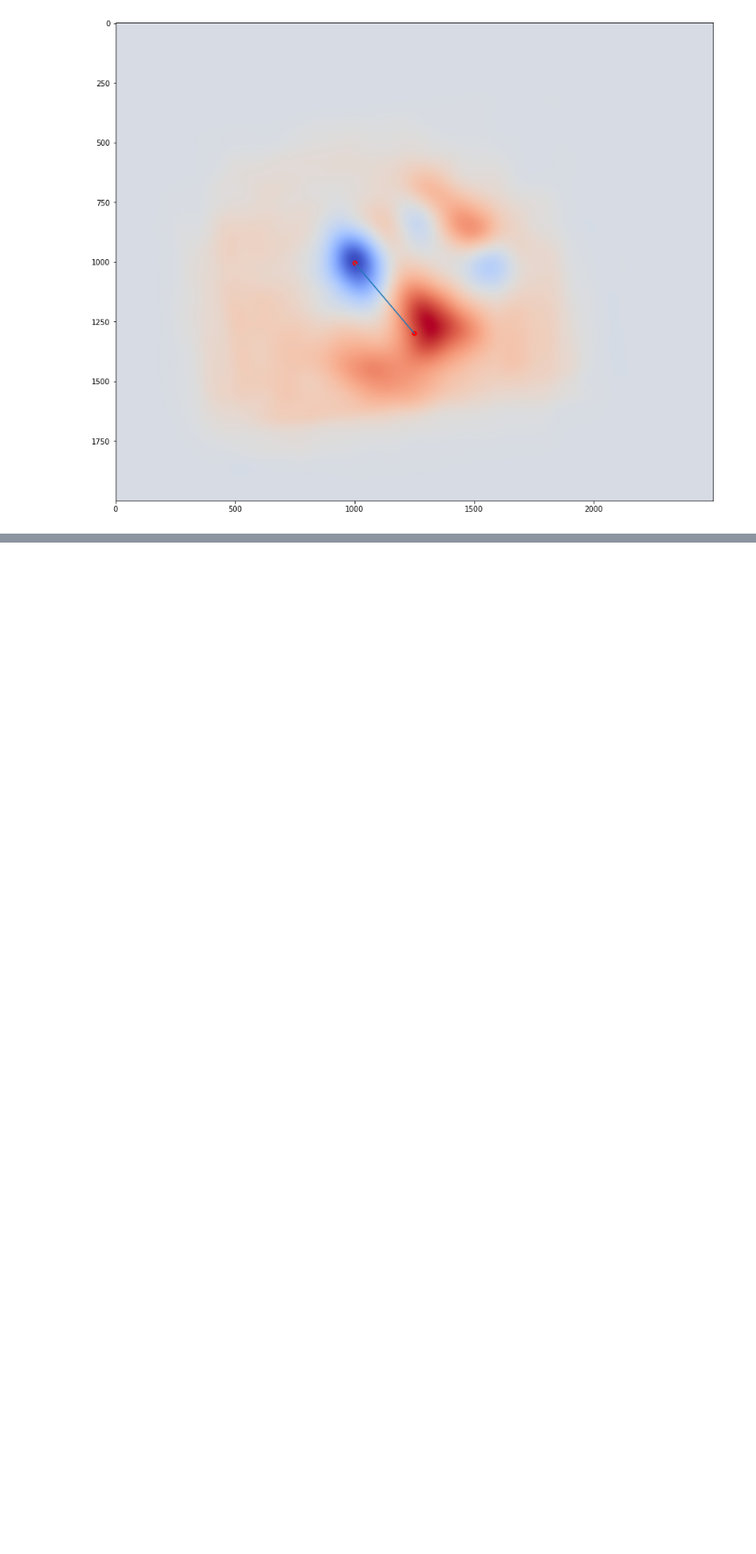
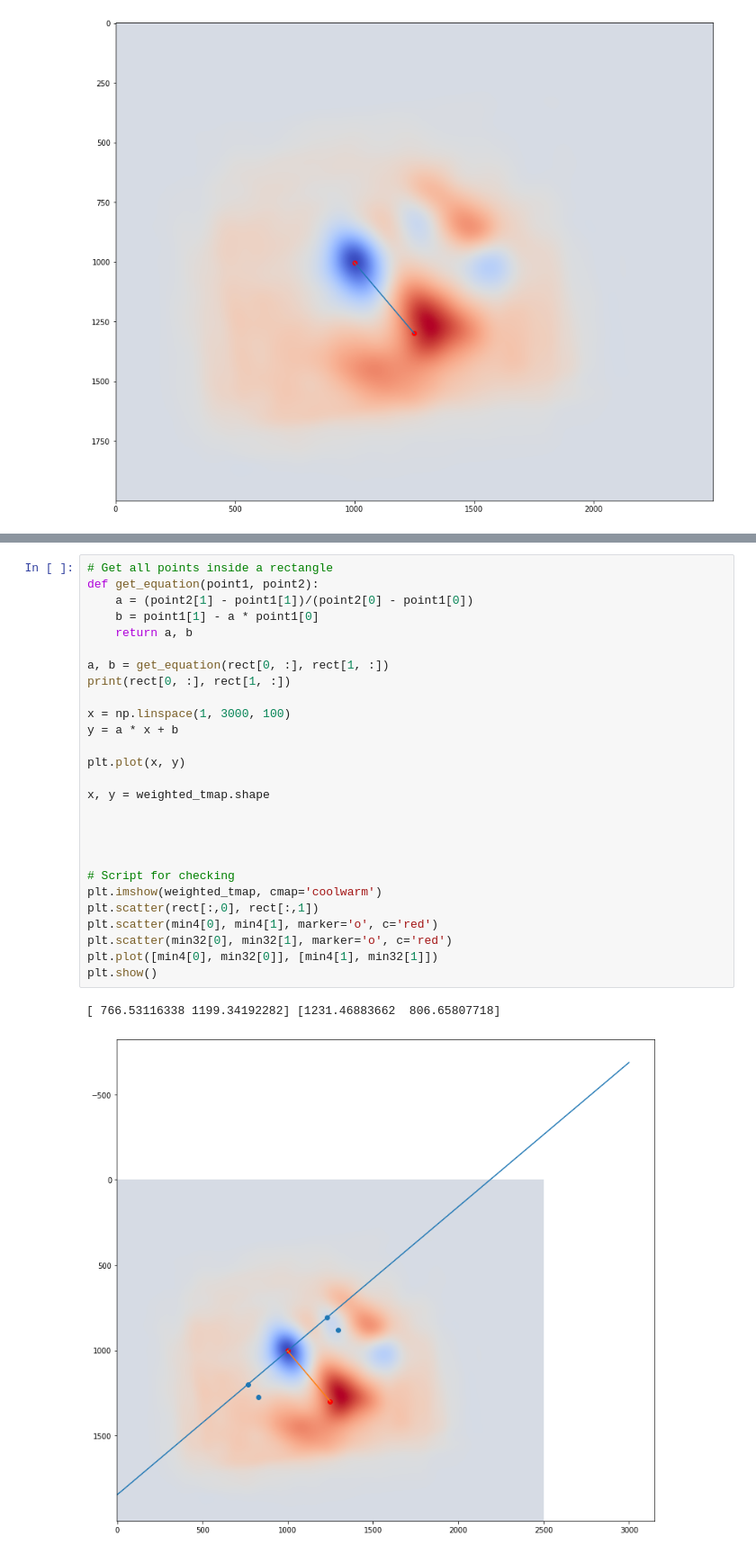
Before and after one commit to AntoninVerdier/spec2image, a Jupyter notebook: Bar_stim.ipynb, the cells around one changed output, grey strips where cells are left out. Shown at 90% size. Saved outputs shown, nothing was run; the diff lists cells and outputs as text; blank space fills up the shorter version.

```diff
--- a/Bar_stim.ipynb
+++ b/Bar_stim.ipynb
@@ -115,0 +124,30 @@ plt.show()
+# %%
+# Get all points inside a rectangle
+def get_equation(point1, point2):
+    a = (point2[1] - point1[1])/(point2[0] - point1[0])
+    b = point1[1] - a * point1[0]
+    return a, b
+
+a, b = get_equation(rect[0, :], rect[1, :])
+print(rect[0, :], rect[1, :])
+
+x = np.linspace(1, 3000, 100)
+y = a * x + b
+
+plt.plot(x, y)
+
+x, y = weighted_tmap.shape
+
+
+
+
+# Script for checking
+plt.imshow(weighted_tmap, cmap='coolwarm')
+plt.scatter(rect[:,0], rect[:,1])
+plt.scatter(min4[0], min4[1], marker='o', c='red')
+plt.scatter(min32[0], min32[1], marker='o', c='red')
+plt.plot([min4[0], min32[0]], [min4[1], min32[1]])
+plt.show()
+# %% [output]
+[ 766.53116338 1199.34192282] [1231.46883662  806.65807718]
+[figure, added]
```
Also changed, not shown: parts of 1 cell of this notebook.
